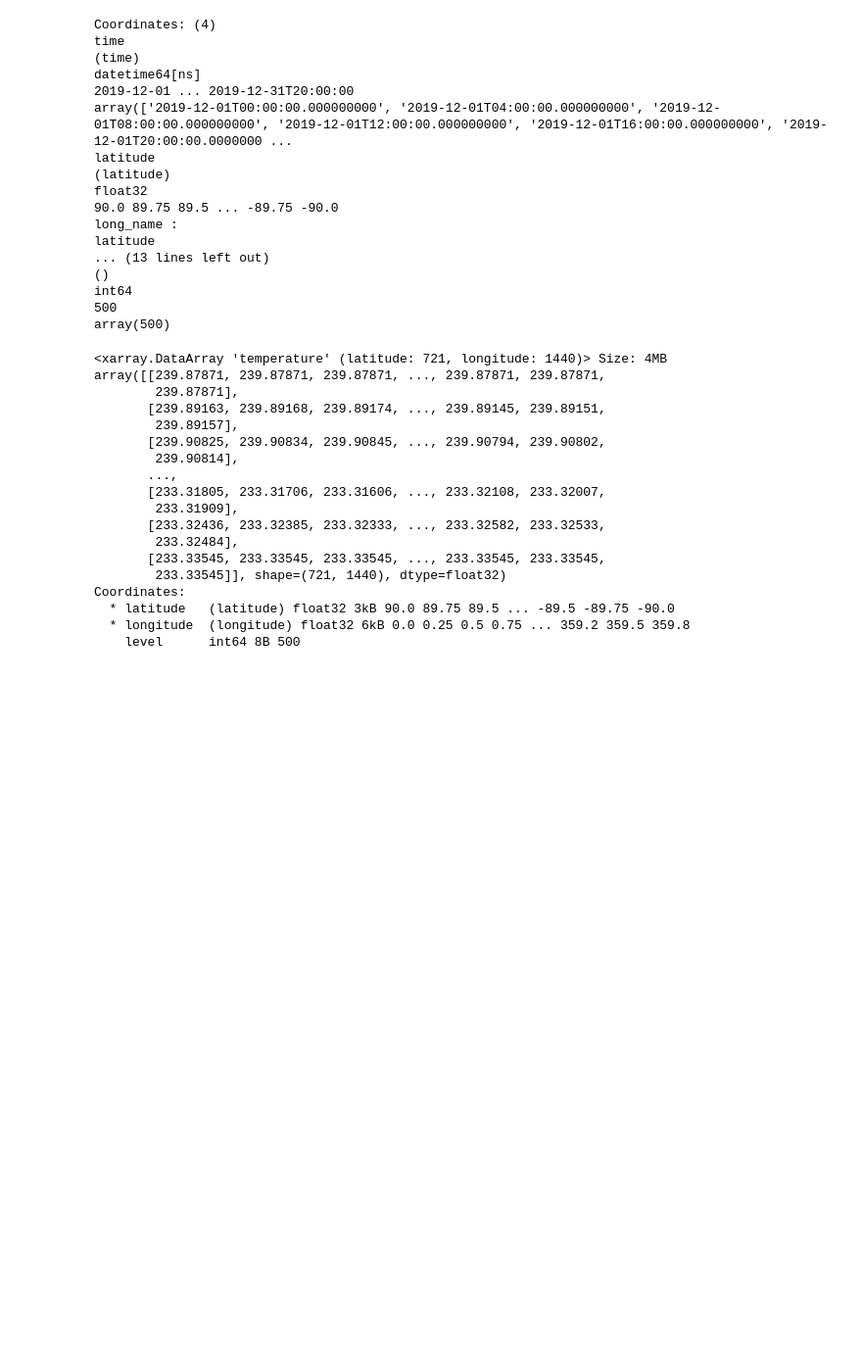
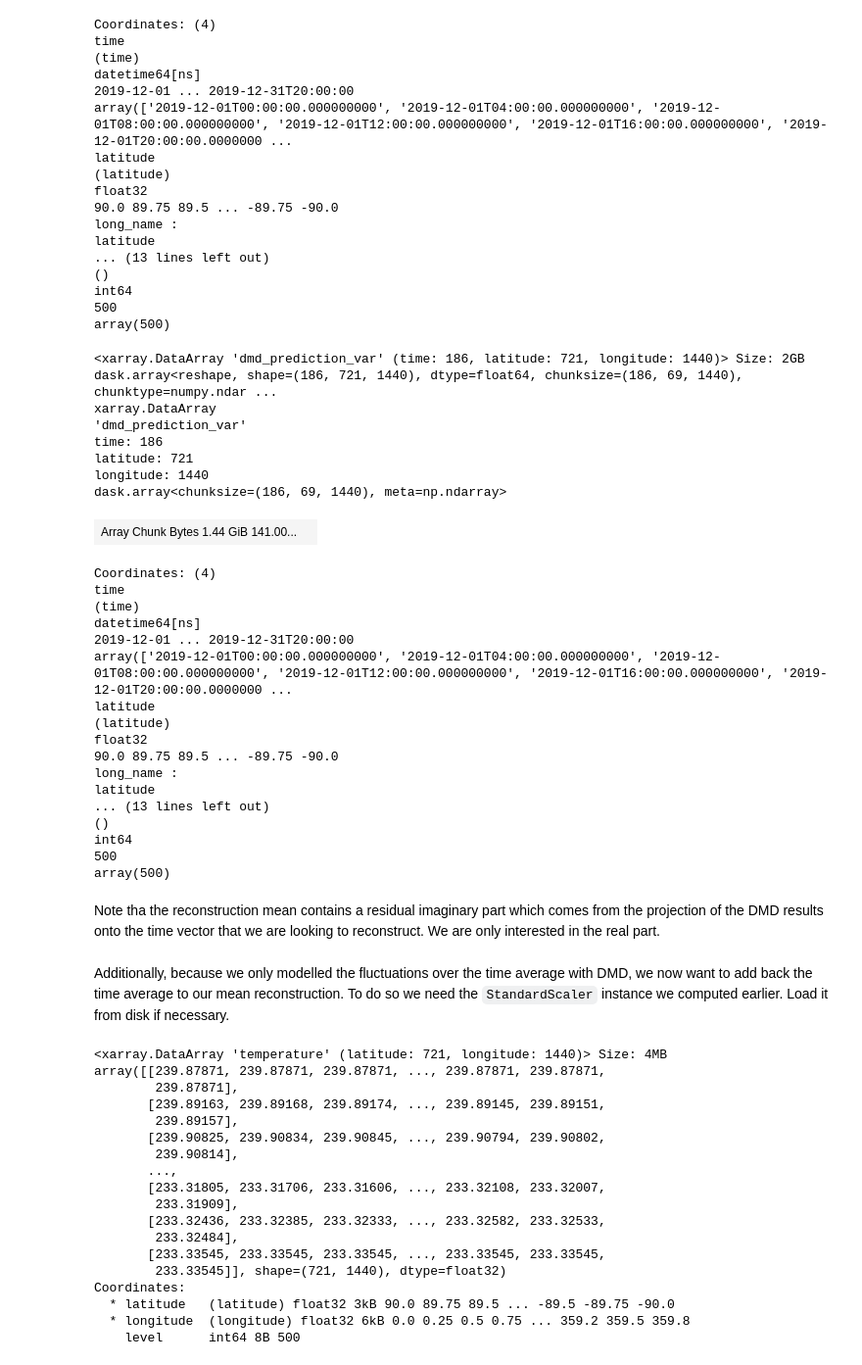
Before and after one commit to dsj976/svdrom, a Jupyter notebook: demos/dmd_demo.ipynb, the cells around one changed output. Shown at 98% size. Cells and saved outputs as stored; diff of their text form; code cells hidden in the pictures; blank space fills up the shorter version.

```diff
--- a/demos/dmd_demo.ipynb
+++ b/demos/dmd_demo.ipynb
@@ -41,3 +89,4 @@ X = open_dataarray(era5_path)
 # %%
+X = X.sel(time=slice("2016-01-01", "2019-12-31"))
 X
 # %% [output]
@@ -226,0 +289,3 @@ client = init_dask(dashboard=True, processes=True)
+# %%
+with open("data/results/rand_svd_results.pkl", "rb") as f:
+    rand_svd = pickle.load(f)
@@ -264,0 +337,3 @@ client.close()
+# %%
+with open("data/results/opt_dmd_results.pkl", "rb") as f:
+    optdmd = pickle.load(f)
@@ -320,6 +420,8 @@ recon_mean, recon_var = optdmd.reconstruct(t=slice("2019-12-01", "2019-12-31"))
 [dmd.py:747 -          reconstruct() ] Done.
 # %%
+# we need to unstack the spatial dimension to return to the original lat/lon grid
 recon_mean = recon_mean.unstack()
+recon_var = recon_var.unstack()
 # %%
 recon_mean
 # %% [output]
@@ -348,3 +450,33 @@ latitude
 int64
 500
 array(500)
+# %%
+recon_var
+# %% [output]
+<xarray.DataArray 'dmd_prediction_var' (time: 186, latitude: 721, longitude: 1440)> Size: 2GB dask.array<reshape, shape=(186, 721, 1440), dtype=float64, chunksize=(186, 69, 1440), chunktype=numpy.ndar ...
+xarray.DataArray
+'dmd_prediction_var'
+time: 186
+latitude: 721
+longitude: 1440
+dask.array<chunksize=(186, 69, 1440), meta=np.ndarray>
+| Array Chunk Bytes 1.44 GiB 141.00... |  |
+Coordinates: (4)
+time
+(time)
+datetime64[ns]
+2019-12-01 ... 2019-12-31T20:00:00
+array(['2019-12-01T00:00:00.000000000', '2019-12-01T04:00:00.000000000', '2019-12-01T08:00:00.000000000', '2019-12-01T12:00:00.000000000', '2019-12-01T16:00:00.000000000', '2019-12-01T20:00:00.0000000 ...
+latitude
+(latitude)
+float32
+90.0 89.75 89.5 ... -89.75 -90.0
+long_name :
+latitude
+... (13 lines left out)
+()
+int64
+500
+array(500)
+# %% [markdown]
+Note tha the reconstruction mean contains a residual imaginary part which comes from the projection of the DMD results onto the time vector that we are looking to reconstruct. We are only interested in the real part.
@@ -351,3 +485,5 @@ array(500)
+# %% [markdown]
+Additionally, because we only modelled the fluctuations over the time average with DMD, we now want to add back the time average to our mean reconstruction. To do so we need the `StandardScaler` instance we computed earlier. Load it from disk if necessary.
 # %%
 scaler.mean
 # %% [output]
```
Also changed, not shown: parts of 40 cells of this notebook.
